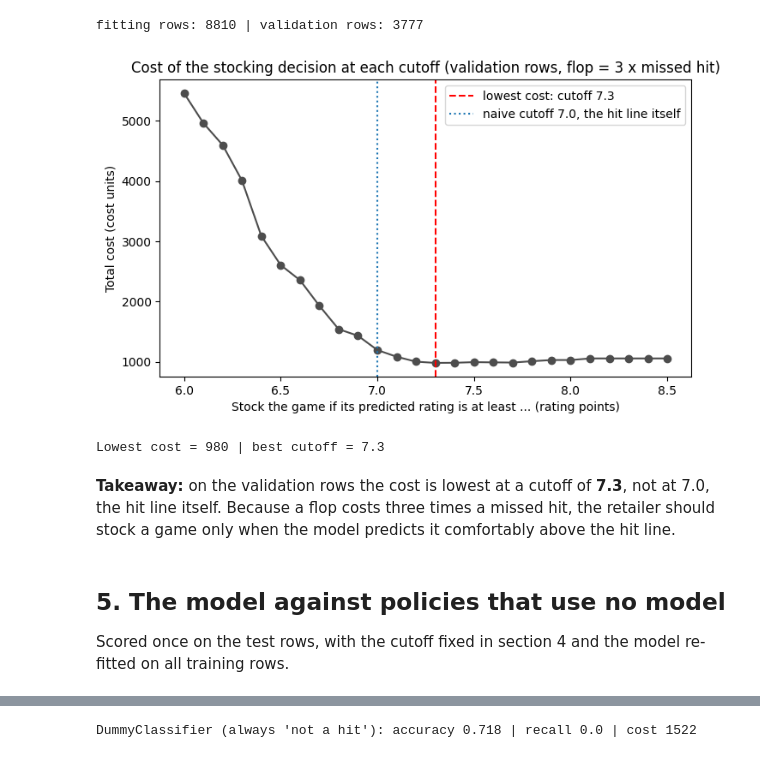
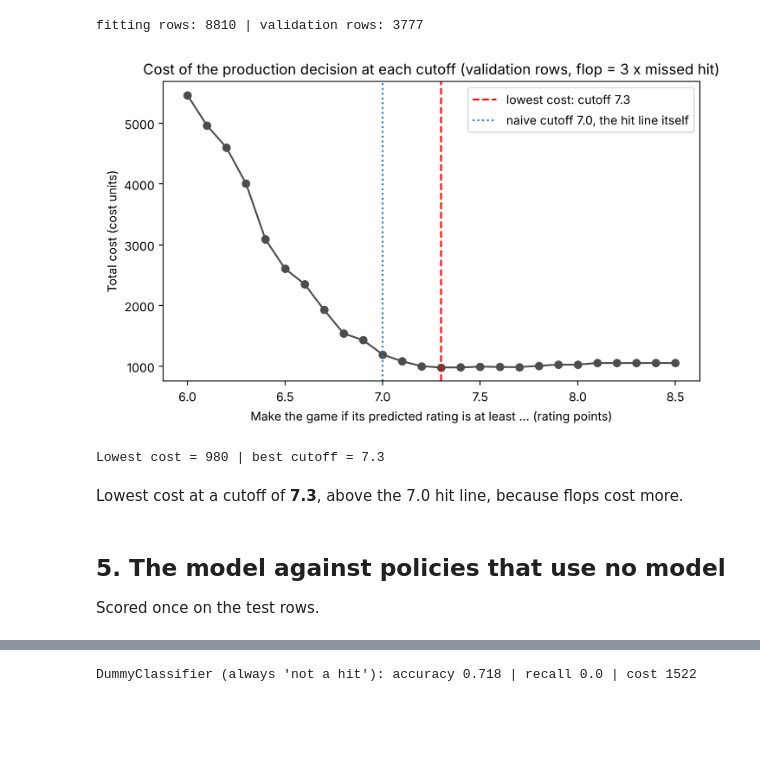
Before and after one commit to 24sahil25-source/BA305-BoardGameGeek-Fall2026, a Jupyter notebook: 07_decision_errors_andrew.ipynb, the cells around one changed output, grey strips where cells are left out. Saved outputs shown, nothing was run; the diff lists cells and outputs as text; code cells hidden in the pictures; blank space fills up the shorter version.

```diff
--- a/07_decision_errors_andrew.ipynb
+++ b/07_decision_errors_andrew.ipynb
@@ -120,14 +112,14 @@ hit_train = np.where(y_train >= HIT, 1, 0)
 hit_test = np.where(y_test >= HIT, 1, 0)
 print("share of hits: training rows", round(hit_train.mean(), 3), "| test rows", round(hit_test.mean(), 3))
 
-# Total cost of a stocking decision.
-#   stock: 1 if the retailer stocks the game, 0 if it passes;  hit: 1 if the game turned out to be a hit
-#   flop_cost: cost of each game stocked that was not a hit;  miss_cost: cost of each hit that was passed over
-def decision_cost(stock, hit, flop_cost=3, miss_cost=1):
-    stock = np.asarray(stock)
+# Total cost of a production decision.
+#   produce: 1 if the producer makes the game, 0 if it passes;  hit: 1 if the game turned out to be a hit
+#   flop_cost: cost of each game made that was not a hit;  miss_cost: cost of each hit that was passed over
+def decision_cost(produce, hit, flop_cost=3, miss_cost=1):
+    produce = np.asarray(produce)
     hit = np.asarray(hit)
-    flops = ((stock == 1) & (hit == 0)).sum()     # stocked, not a hit
-    missed = ((stock == 0) & (hit == 1)).sum()    # passed, was a hit
+    flops = ((produce == 1) & (hit == 0)).sum()     # made, not a hit
+    missed = ((produce == 0) & (hit == 1)).sum()    # passed, was a hit
     return flop_cost * flops + miss_cost * missed
 # %% [output]
 share of hits: training rows 0.275 | test rows 0.282
@@ -148,33 +140,33 @@ fitting rows: 8810 | validation rows: 3777
 # %%
 # [AI-assisted] Claude (Opus 5.5), 2026-11-09. Try every cutoff and record its cost on the validation rows; reviewed and edited by Andrew Reicin.
 cutoff_grid = np.round(np.arange(6.0, 8.51, 0.1), 1)
 costs = []
 for cutoff in cutoff_grid:
-    stock = np.where(pred_valid >= cutoff, 1, 0)
-    costs.append(decision_cost(stock, hit_valid))
+    produce = np.where(pred_valid >= cutoff, 1, 0)
+    costs.append(decision_cost(produce, hit_valid))
 
 best_idx = np.argmin(costs)
 best_cut = cutoff_grid[best_idx]
 
 plt.figure(figsize=(8, 4.5))
 plt.plot(cutoff_grid, costs, marker="o", color="0.3")
 plt.axvline(x=best_cut, color="red", linestyle="--", label=f"lowest cost: cutoff {best_cut}")
 plt.axvline(x=HIT, color="tab:blue", linestyle=":", label=f"naive cutoff {HIT}, the hit line itself")
-plt.title("Cost of the stocking decision at each cutoff (validation rows, flop = 3 x missed hit)")
-plt.xlabel("Stock the game if its predicted rating is at least ... (rating points)")
+plt.title("Cost of the production decision at each cutoff (validation rows, flop = 3 x missed hit)")
+plt.xlabel("Make the game if its predicted rating is at least ... (rating points)")
 plt.ylabel("Total cost (cost units)")
 plt.legend()
 plt.savefig(os.path.join(FIG_DIR, "07_cost_by_cutoff.png"), dpi=300, bbox_inches="tight")
 plt.show()
 print("Lowest cost =", costs[best_idx], "| best cutoff =", best_cut)
 # %% [output]
-[figure, old version]
+[figure, new version]
 Lowest cost = 980 | best cutoff = 7.3
-# %% [markdown]
-**Takeaway:** on the validation rows the cost is lowest at a cutoff of **7.3**, not at 7.0, the hit line itself. Because a flop costs three times a missed hit, the retailer should stock a game only when the model predicts it comfortably above the hit line.
+# %% [markdown]
+Lowest cost at a cutoff of **7.3**, above the 7.0 hit line, because flops cost more.
 # %% [markdown]
 ## 5. The model against policies that use no model
 
-Scored once on the test rows, with the cutoff fixed in section 4 and the model re-fitted on all training rows.
+Scored once on the test rows.
 # %%
 # [AI-assisted] Claude (Opus 5.5), 2026-11-09. Compare decision policies on the test rows; reviewed and edited by Andrew Reicin.
```
Also changed, not shown: parts of 35 cells of this notebook.
